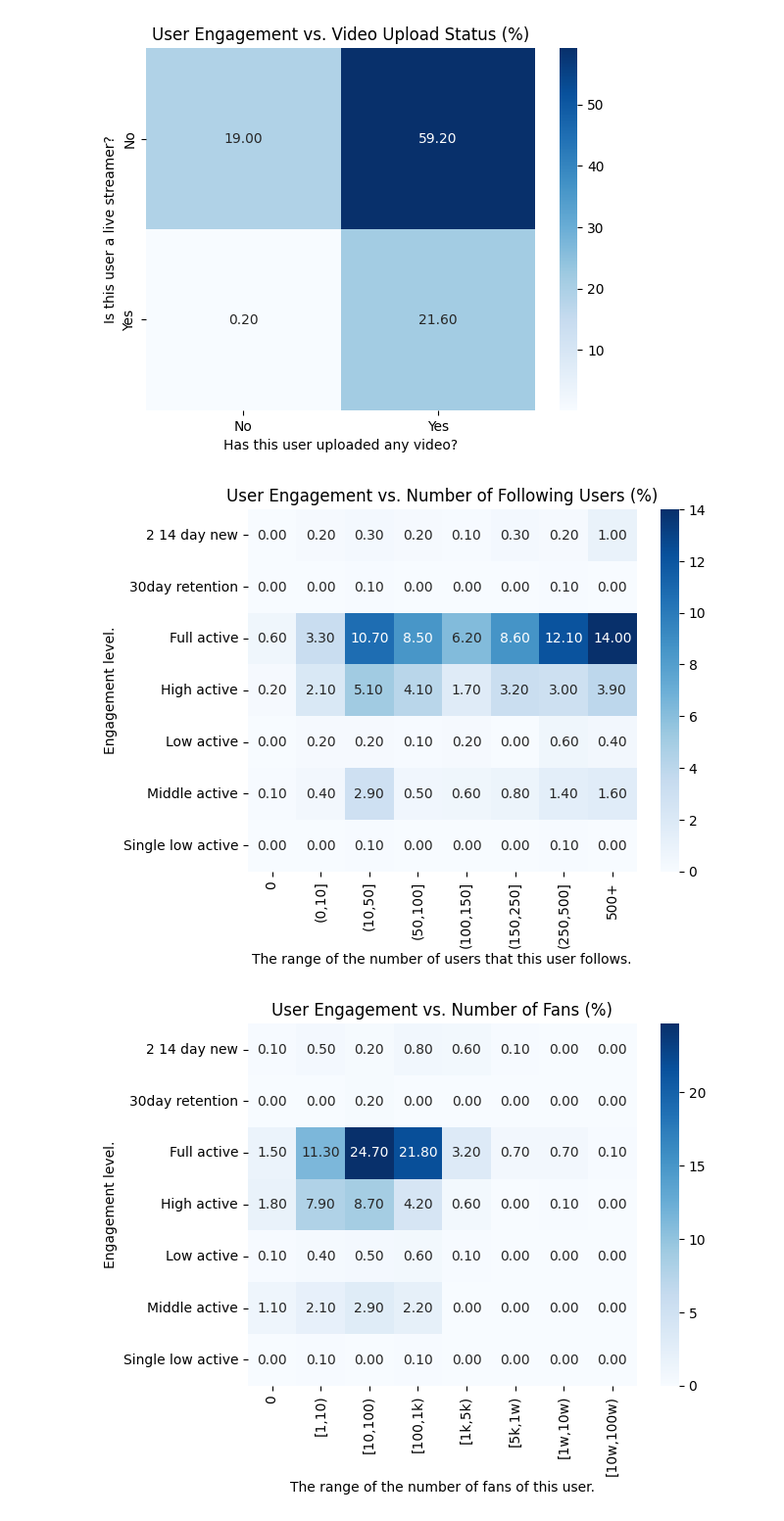
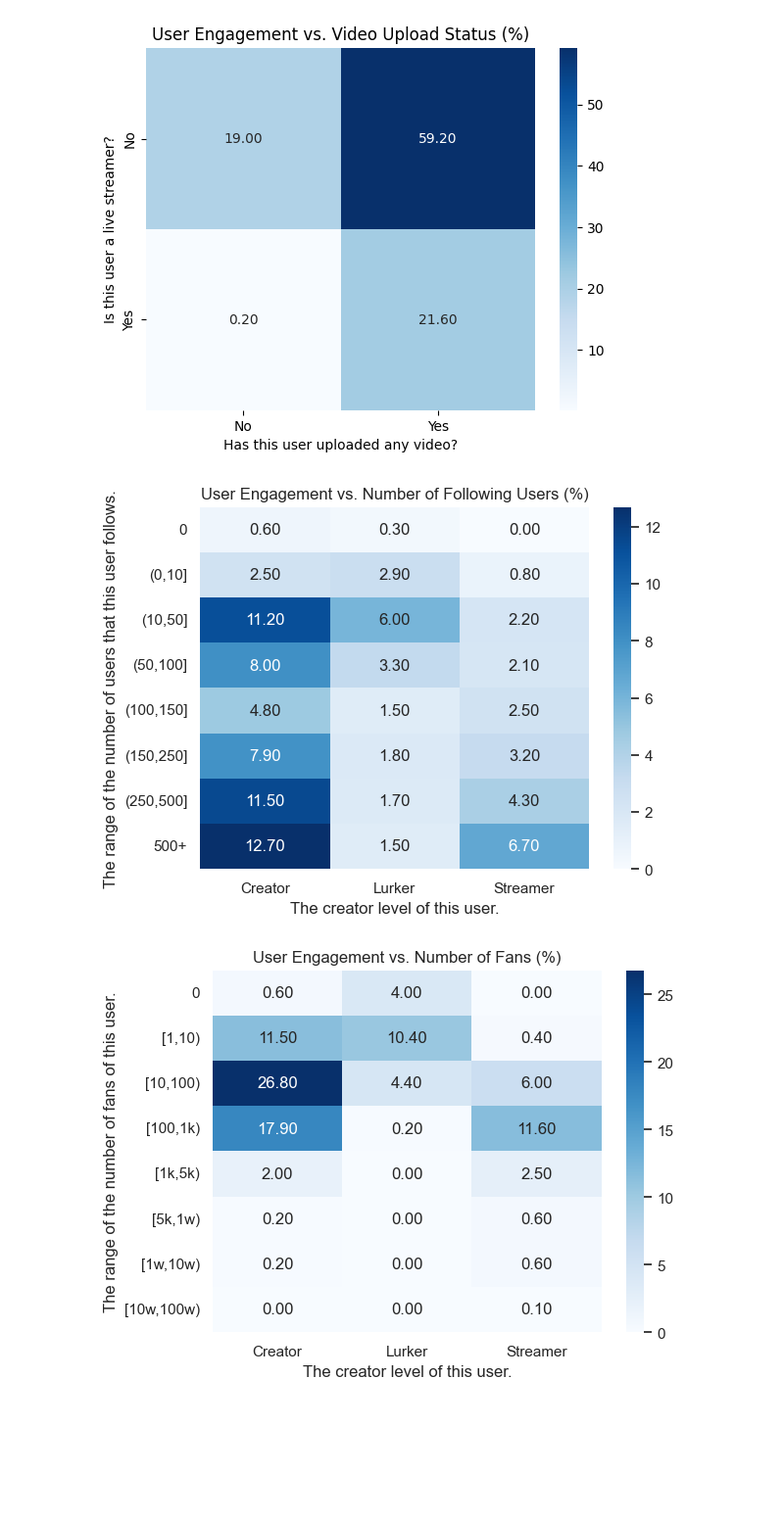
Before and after one commit to RobertDeLaCruzNEU/CS7180-GROUP-007-RecSys, a Jupyter notebook: students/rob/User EDA.ipynb, the cells around one changed output. Shown at 98% size. Saved outputs shown, nothing was run; the diff lists cells and outputs as text; code cells hidden in the pictures; blank space fills up the shorter version.

Commit message:
added clustering of users and user eda

```diff
--- a/students/rob/User EDA.ipynb
+++ b/students/rob/User EDA.ipynb
@@ -392,9 +394,38 @@ categoricals = [
 # %%
 users  = pd.read_csv("../../data/KuaiRand-1K/data/user_features_1k.csv")
 # %%
-users = users[user_field_descriptions.keys()]
+# Create a new column 'new_creator_level' to distinguish between Lurkers, Creators, and Streamers
+users.loc[:, 'new_creator_level'] = 'Lurker'
+users.loc[(users['is_video_author'] == 1), 'new_creator_level'] = 'Creator'
+users.loc[(users['is_live_streamer'] == 1), 'new_creator_level'] = 'Streamer'
+
+# Segment the 'register_days' into bins and create a new column 'register_days_range'
+users['register_days_range'] = pd.cut(
+  users['register_days'],
+  bins=[0, 180, 365, 365*2, 365*3, 365*4, 365*5, 365*6, 365*7, np.inf],
+  labels=['0-180 days', '181-365 days', '1-2 years', '2-3 years', '3-4 years', '4-5 years', '5-6 years', '6-7 years', '7+ years']
+)
+
+# Combine the 'follow_user_num' into bins and create a new column 'follow_user_num_range'
+users['follow_user_num_range'] = pd.cut(
+  users['follow_user_num'],
+  bins=[0, 10, 50, 100, 250, 500, np.inf],
+  labels=['(0,10]', '(10,50]', '(50,100]', '(100,250]', '(250, 500]', '500+']
+)
+
+# Combine the 'fan_num' into bins and create a new column 'fan_num_range'
+users['fans_user_num_range'] = pd.cut(
+  users['fans_user_num'],
+  bins=[0, 10, 100, 1_000, np.inf],
+  labels=['[0-10)', '[11-100)', '[101-1k)', '1k+']
+)
+
 users.rename(columns=user_field_descriptions, inplace=True)
 users['Engagement level.'] = users['Engagement level.'].apply(lambda x: x.replace("_", " ").capitalize())
+users.loc[users['Engagement level.'].isin(['High active', 'Full active']), 'Engagement level.'] = 'High/Full active'
+
 users['Is this user in its low active period.'] = users['Is this user in its low active period.'].replace({0: 'No', 1: 'Yes'})
 users['Is this user a live streamer?'] = users['Is this user a live streamer?'].replace({-124: 'No', 1: 'Yes'})
 users['Has this user uploaded any video?'] = users['Has this user uploaded any video?'].replace({0: 'No', 1: 'Yes'})
+
+data = pd.get_dummies(users[user_field_descriptions.values()], columns=categoricals, prefix_sep=': ', drop_first=False).astype(int)
@@ -440,18 +573,19 @@ plt.show()
 [figure]
 # %%
 engagement_pct = pd.crosstab(users['Engagement level.'], users['The range of the number of users that this user follows.'])[['0','(0,10]', '(10,50]', '(50,100]', '(100,150]', '(150,250]', '(250,500]','500+']] / 1000 * 100
-sns.heatmap(engagement_pct, annot=True, fmt='.2f', cmap='Blues')
+engagement_pct = pd.crosstab(users['The creator level of this user.'], users['The range of the number of users that this user follows.'])[['0','(0,10]', '(10,50]', '(50,100]', '(100,150]', '(150,250]', '(250,500]','500+']] / 1000 * 100
+sns.heatmap(engagement_pct.transpose(), annot=True, fmt='.2f', cmap='Blues')
 
 plt.title('User Engagement vs. Number of Following Users (%)')
 plt.show()
 # %% [output]
-[figure, old version]
+[figure, new version]
 # %%
-engagement_pct = pd.crosstab(users['Engagement level.'], users['The range of the number of fans of this user.'])[['0', '[1,10)', '[10,100)', '[100,1k)', '[1k,5k)', '[5k,1w)', '[1w,10w)', '[10w,100w)']] / 1000 * 100
-sns.heatmap(engagement_pct, annot=True, fmt='.2f', cmap='Blues')
+engagement_pct = pd.crosstab(users['The creator level of this user.'], users['The range of the number of fans of this user.'])[['0', '[1,10)', '[10,100)', '[100,1k)', '[1k,5k)', '[5k,1w)', '[1w,10w)', '[10w,100w)']] / 1000 * 100
+sns.heatmap(engagement_pct.transpose(), annot=True, fmt='.2f', cmap='Blues')
 
 plt.title('User Engagement vs. Number of Fans (%)')
 plt.show()
 # %% [output]
-[figure, old version]
+[figure, new version]
 # %%
```
Also changed, not shown: parts of 12 cells of this notebook, 4 other files.
